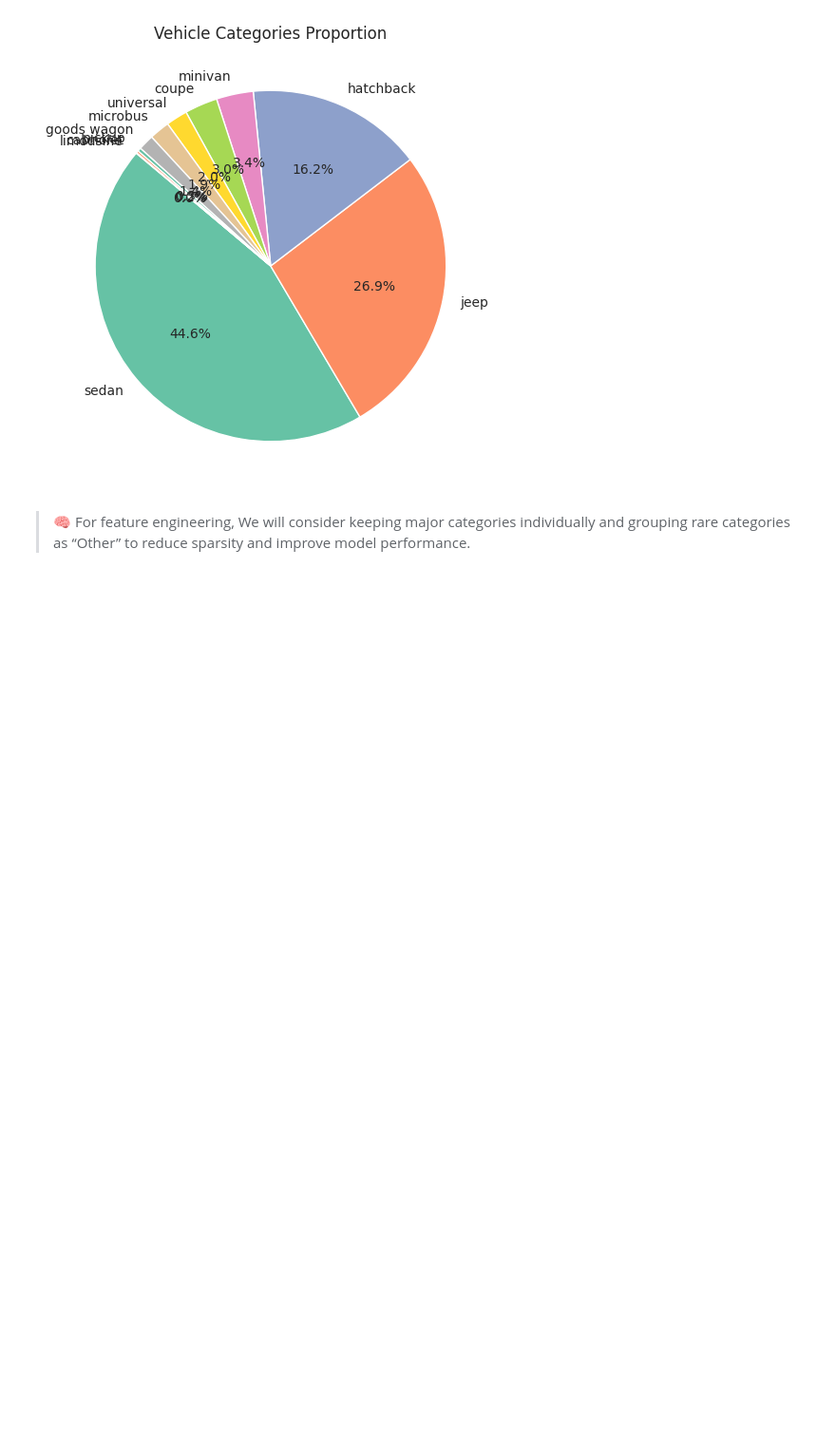
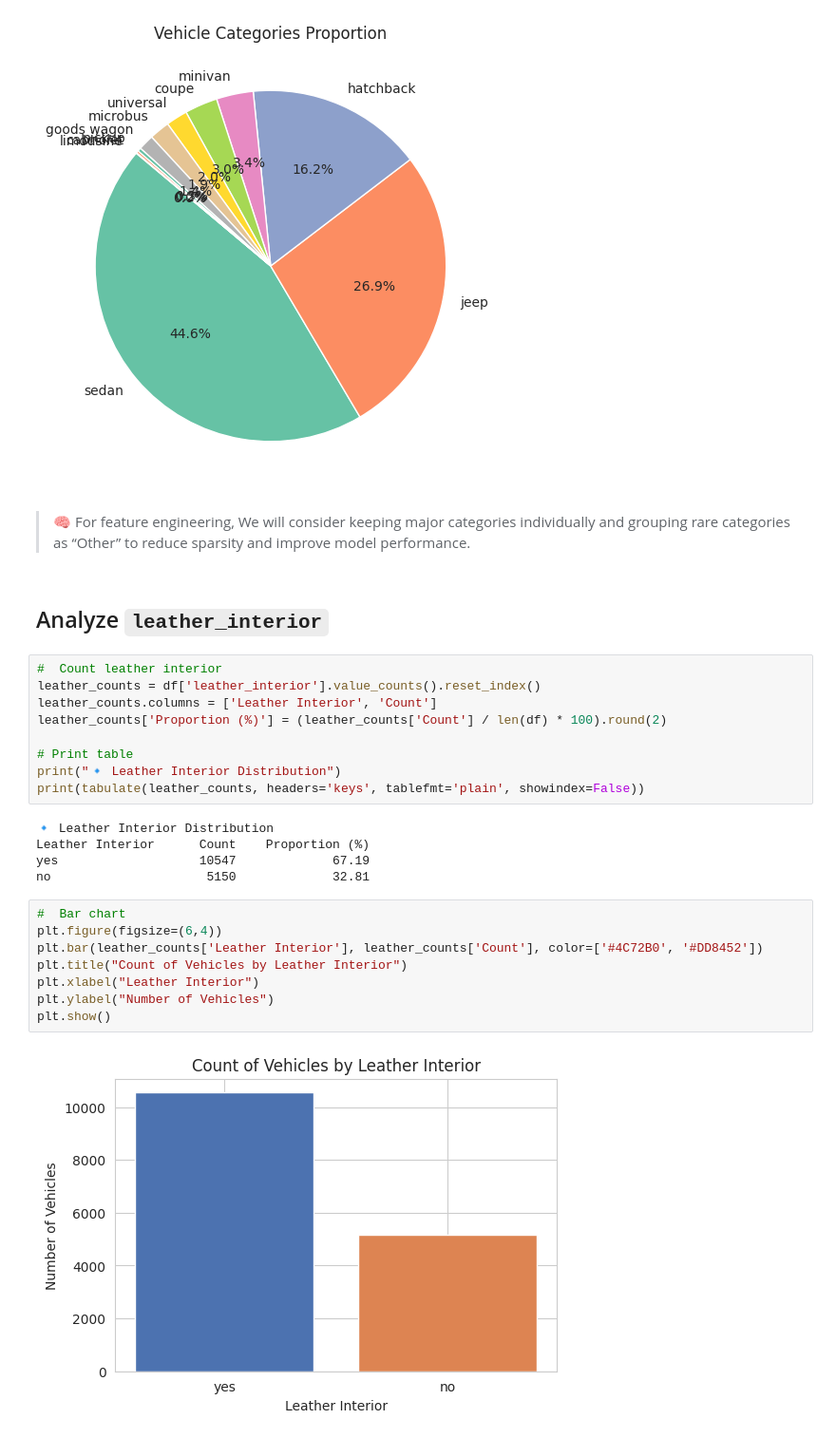
Before and after one commit to Mithula-cbw/Car-Price-Prediction, a Jupyter notebook: notebooks/Group_11_02_Preprocessing_and_Feature_Engineering.ipynb, the cells around one changed output. Shown at 95% size. Saved outputs shown, nothing was run; the diff lists cells and outputs as text; blank space fills up the shorter version.

Commit message:
analyze leather_interior

```diff
--- a/notebooks/Group_11_02_Preprocessing_and_Feature_Engineering.ipynb
+++ b/notebooks/Group_11_02_Preprocessing_and_Feature_Engineering.ipynb
@@ -979,3 +979,29 @@ plt.show()
 [figure]
 # %% [markdown]
 > 🧠 For feature engineering, We will consider keeping major categories individually and grouping rare categories as “Other” to reduce sparsity and improve model performance.
+# %% [markdown]
+## Analyze `leather_interior`
+# %%
+#  Count leather interior
+leather_counts = df['leather_interior'].value_counts().reset_index()
+leather_counts.columns = ['Leather Interior', 'Count']
+leather_counts['Proportion (%)'] = (leather_counts['Count'] / len(df) * 100).round(2)
+
+# Print table
+print("🔹 Leather Interior Distribution")
+print(tabulate(leather_counts, headers='keys', tablefmt='plain', showindex=False))
+# %% [output]
+🔹 Leather Interior Distribution
+Leather Interior      Count    Proportion (%)
+yes                   10547             67.19
+no                     5150             32.81
+# %%
+#  Bar chart
+plt.figure(figsize=(6,4))
+plt.bar(leather_counts['Leather Interior'], leather_counts['Count'], color=['#4C72B0', '#DD8452'])
+plt.title("Count of Vehicles by Leather Interior")
+plt.xlabel("Leather Interior")
+plt.ylabel("Number of Vehicles")
+plt.show()
+# %% [output]
+[figure, added]
```
Also changed, not shown: parts of 1 cell of this notebook.
